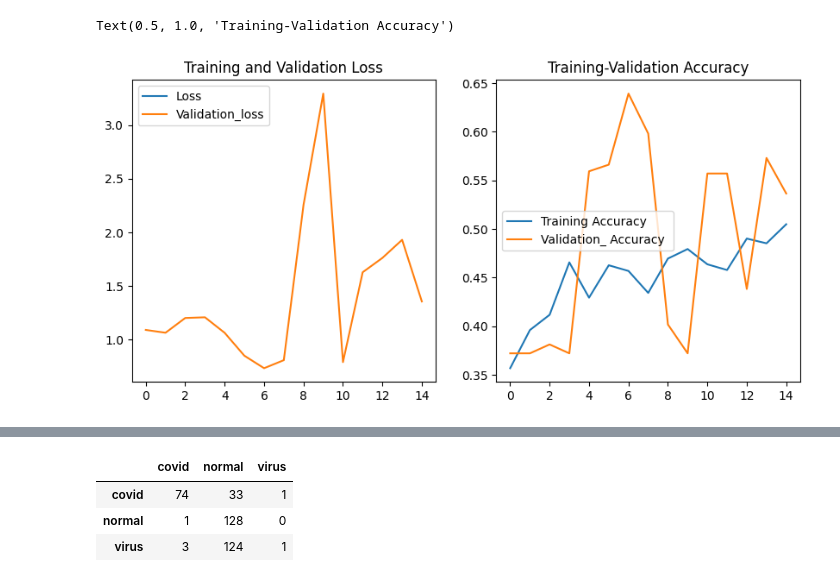
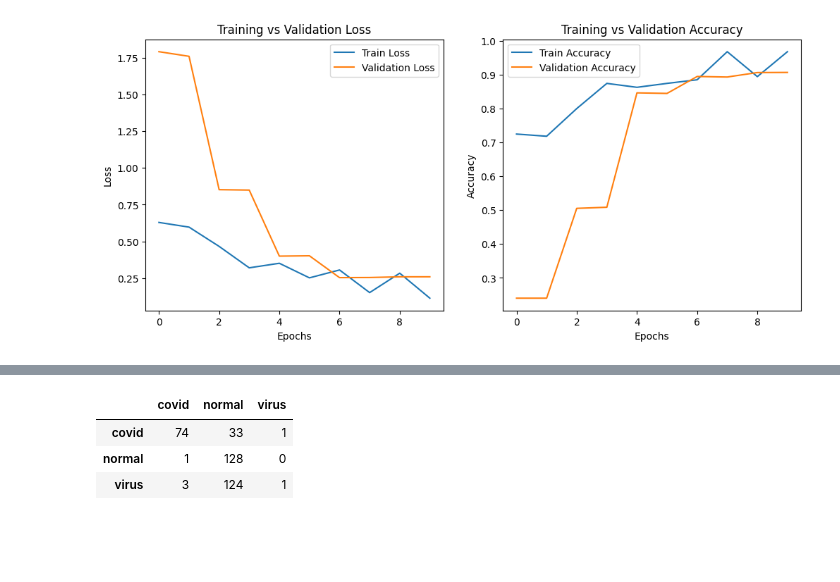
Before and after one commit to Amirbeek/COVID-19-Detector-Web-Application, a Jupyter notebook: Covid_X_Ray_Predictor.ipynb, the cells around one changed output, grey strips where cells are left out. Cells and saved outputs as stored; diff of their text form; code cells hidden in the pictures; blank space fills up the shorter version.

Commit message:
updated Model

```diff
--- a/Covid_X_Ray_Predictor.ipynb
+++ b/Covid_X_Ray_Predictor.ipynb
@@ -49,3 +113,7 @@ person738_virus_1360.jpeg
 # %%
-img =  view_image(data_dir, 'normal')
+img_dims = 150
+epochs = 10
+batch_size = 32
+
+train_gen, test_gen, val_gen, test_data, test_labels = process_data(img_dims, batch_size)
 # %% [output]
@@ -69,3 +198,13 @@ for category, label in zip(['covid', 'normal', 'virus'], [0, 1, 2]):
 # %%
-img_data = np.array(data) / 255.0 # this is for normalize the data , i need to devide for 255
-img_labels = np.array(labels)
+checkpoint = None
+
+callbacks_list = [cb for cb in [checkpoint, lr_reduce] if cb is not None]
+
+hist = model.fit(
+    train_gen,
+    steps_per_epoch=train_gen.samples // batch_size,
+    epochs=epochs,
+    validation_data=test_gen,
+    validation_steps=test_gen.samples // batch_size,
+    callbacks=callbacks_list
+)
@@ -171,22 +386,30 @@ Epoch 15/15
 # %%
+import matplotlib.pyplot as plt
 
-loss = pd.DataFrame(model.history.history)
+# Get training history
+history = hist.history  # Assuming `hist` is your model.fit() output
 
+# Plot Loss
+plt.figure(figsize=(12, 5))
 
-plt.figure(figsize=(10,10))
+plt.subplot(1, 2, 1)
+plt.plot(history['loss'], label='Train Loss')
+plt.plot(history['val_loss'], label='Validation Loss')
+plt.xlabel('Epochs')
+plt.ylabel('Loss')
+plt.title('Training vs Validation Loss')
+plt.legend()
 
-plt.subplot(2,2,1)
-plt.plot(loss["loss"], label ="Loss")
-plt.plot(loss["val_loss"], label = "Validation_loss")
+# Plot Accuracy
+plt.subplot(1, 2, 2)
+plt.plot(history['accuracy'], label='Train Accuracy')
+plt.plot(history['val_accuracy'], label='Validation Accuracy')
+plt.xlabel('Epochs')
+plt.ylabel('Accuracy')
+plt.title('Training vs Validation Accuracy')
 plt.legend()
-plt.title("Training and Validation Loss")
 
-plt.subplot(2,2,2)
-plt.plot(loss['accuracy'],label = "Training Accuracy")
-plt.plot(loss['val_accuracy'], label ="Validation_ Accuracy ")
-plt.legend()
-plt.title("Training-Validation Accuracy")
+plt.show()
 # %% [output]
-Text(0.5, 1.0, 'Training-Validation Accuracy')
-[figure, old version]
+[figure, new version]
 # %%
```
Also changed, not shown: parts of 26 cells of this notebook, 9 other files.
